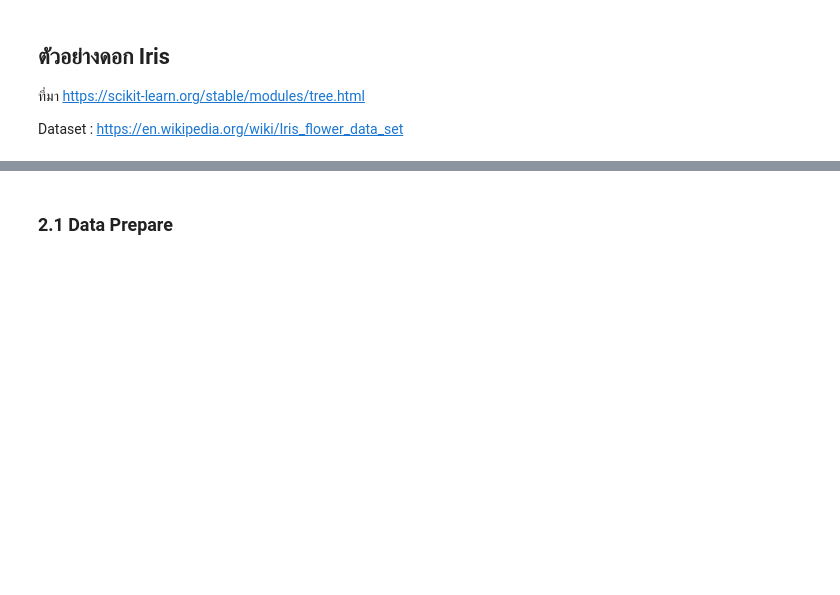
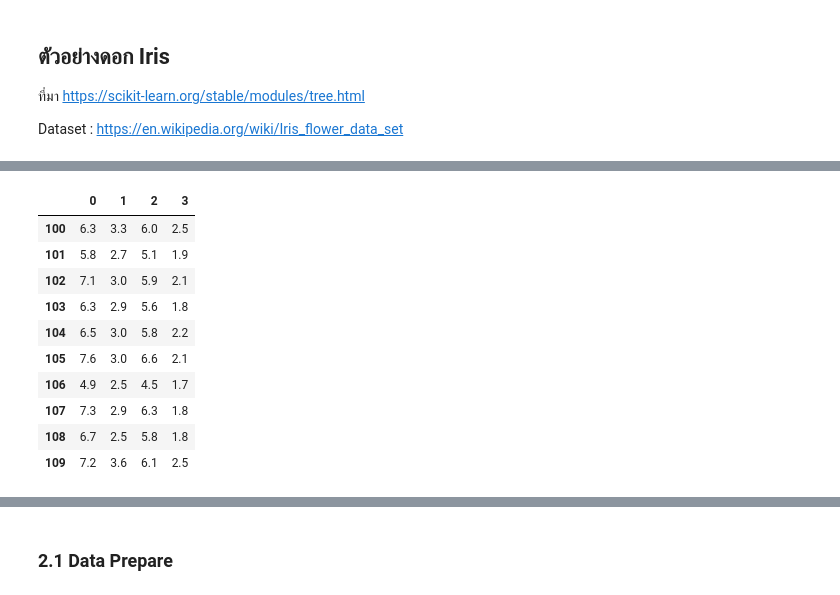
Before and after one commit to toche7/DSEssentials, a Jupyter notebook: Lab4_DecisionTree_STD.ipynb, the cells around one changed output, grey strips where cells are left out. Saved outputs shown, nothing was run; the diff lists cells and outputs as text; code cells hidden in the pictures; blank space fills up the shorter version.

```diff
--- a/Lab4_DecisionTree_STD.ipynb
+++ b/Lab4_DecisionTree_STD.ipynb
@@ -105,2 +179,16 @@ dt2.score(X,y)
+# %%
+X.iloc[100:110]
+# %% [output]
+|  | 0 | 1 | 2 | 3 |
+| 100 | 6.3 | 3.3 | 6.0 | 2.5 |
+| 101 | 5.8 | 2.7 | 5.1 | 1.9 |
+| 102 | 7.1 | 3.0 | 5.9 | 2.1 |
+| 103 | 6.3 | 2.9 | 5.6 | 1.8 |
+| 104 | 6.5 | 3.0 | 5.8 | 2.2 |
+| 105 | 7.6 | 3.0 | 6.6 | 2.1 |
+| 106 | 4.9 | 2.5 | 4.5 | 1.7 |
+| 107 | 7.3 | 2.9 | 6.3 | 1.8 |
+| 108 | 6.7 | 2.5 | 5.8 | 1.8 |
+| 109 | 7.2 | 3.6 | 6.1 | 2.5 |
 # %%
 dt2.predict(X.iloc[100:110])
```
Also changed, not shown: parts of 31 cells of this notebook.
